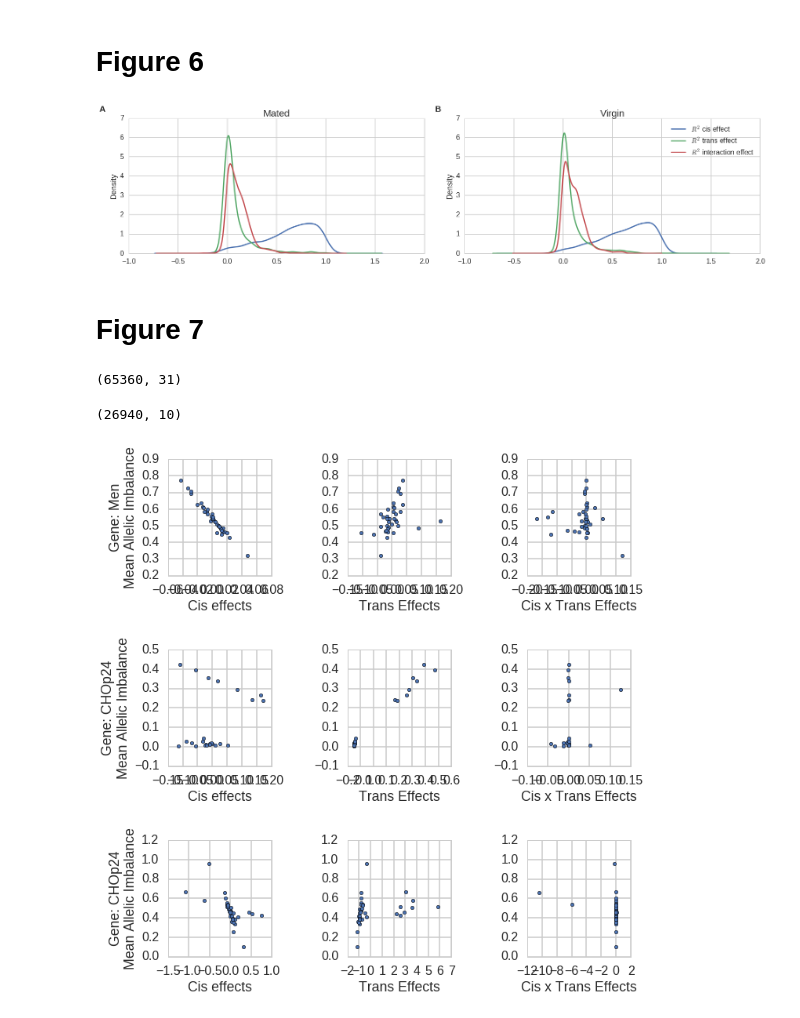
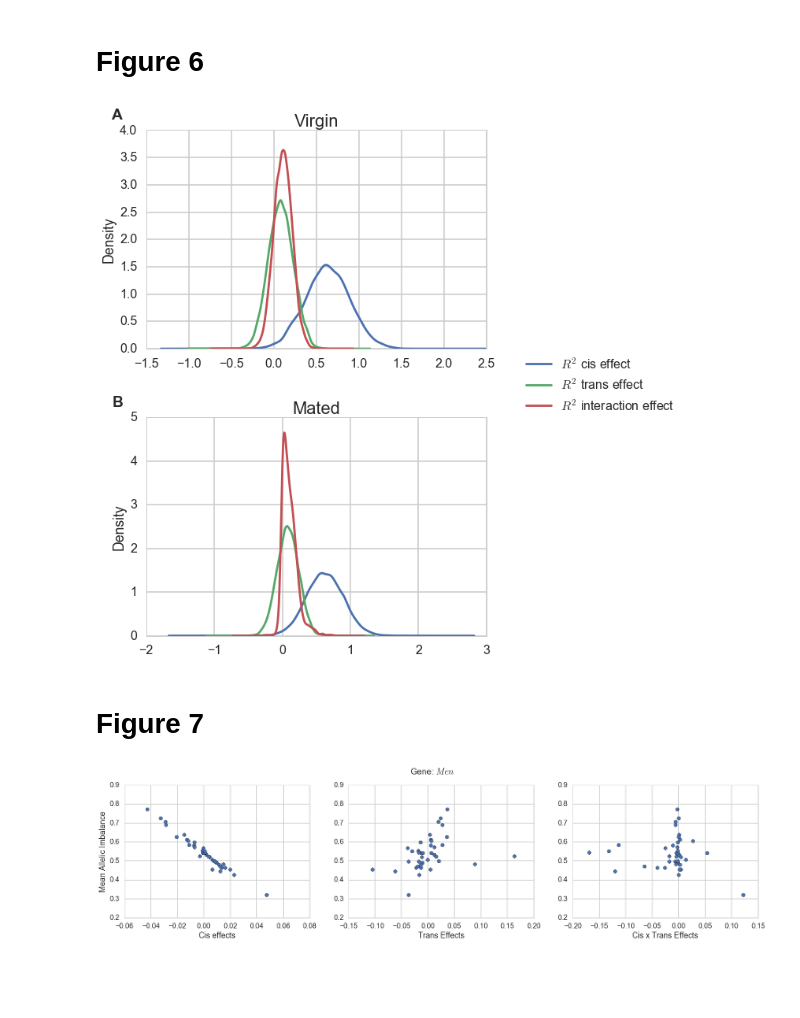
Before and after one commit to jfear/presentation_TAGC_2016, a Jupyter notebook: notebook/develop/2016-06-19_figures_for_tagc_2016.ipynb, the cells around one changed output. Saved outputs shown, nothing was run; the diff lists cells and outputs as text; code cells hidden in the pictures; blank space fills up the shorter version.

```diff
--- a/notebook/develop/2016-06-19_figures_for_tagc_2016.ipynb
+++ b/notebook/develop/2016-06-19_figures_for_tagc_2016.ipynb
@@ -296,36 +299,39 @@ plt.savefig('../../output/His3.3B_estimate_and_variance_distribution.eps')
 # %% [markdown]
 # Figure 6
 # %%
-fig, (ax1, ax2) = plt.subplots(1, 2, figsize=(21.83, 6))
+def normalize(x):
+    return pd.Series(np.random.normal(x.mean(), x.std(), size=10000))
 
-r2_data_sbs.R2_cis_M.plot(kind='kde', label=r'$R^2$ cis effect', ax=ax1)
-r2_data_sbs.R2_diff_trans_M.plot(kind='kde', label=r'$R^2$ trans effect', ax=ax1)
-r2_data_sbs.R2_diff_int_M.plot(kind='kde', label=r'$R^2$ interaction effect', ax=ax1)
-ax1.set_title('Mated')
 
-r2_data_sbs.R2_cis_V.plot(kind='kde', label=r'$R^2$ cis effect', ax=ax2)
-r2_data_sbs.R2_diff_trans_V.plot(kind='kde', label=r'$R^2$ trans effect', ax=ax2)
-r2_data_sbs.R2_diff_int_V.plot(kind='kde', label=r'$R^2$ interaction effect', ax=ax2)
-ax2.set_title('Virgin')
-plt.legend()
+fig, (ax1, ax2) = plt.subplots(2, 1)
+
+cis_V = normalize(r2_data_sbs.R2_cis_V)
+cis_V.plot(kind='kde', label=r'$R^2$ cis effect', ax=ax1)
+trans_V = normalize(r2_data_sbs.R2_diff_trans_V)
+trans_V.plot(kind='kde', label=r'$R^2$ trans effect', ax=ax1)
+int_V = normalize(r2_data_sbs.R2_diff_int_V)
+int_V.plot(kind='kde', label=r'$R^2$ interaction effect', ax=ax1)
+ax1.set_title('Virgin')
+
+cis_M = normalize(r2_data_sbs.R2_cis_M)
+cis_M.plot(kind='kde', label=r'$R^2$ cis effect', ax=ax2)
+trans_M = normalize(r2_data_sbs.R2_diff_trans_M)
+trans_M.plot(kind='kde', label=r'$R^2$ trans effect', ax=ax2)
+int_M = normalize(r2_data_sbs.R2_diff_int_M)
+r2_data_sbs.R2_diff_int_M.plot(kind='kde', label=r'$R^2$ interaction effect', ax=ax2)
+ax2.set_title('Mated')
 
 ax1.text(label_loc[0], label_loc[1], 'A', transform=ax1.transAxes, fontweight='bold')
 ax2.text(label_loc[0], label_loc[1], 'B', transform=ax2.transAxes, fontweight='bold')
 
-plt.tight_layout(pad=2)
+h, l = ax1.get_legend_handles_labels()
+plt.legend(h,l, loc=(1.1,1))
+plt.tight_layout(pad=2, rect=[0, 0, .75, 1])
 plt.savefig('../../output/cis_trans_int_effects_distribution.eps')
 # %% [output]
-[figure, old version]
+[figure, new version]
 # %% [markdown]
 # Figure 7
-# %%
-ai.shape
-# %% [output]
-(65360, 31)
-# %%
-cis_sbs.shape
-# %% [output]
-(26940, 10)
 # %%
 merged = cis_sbs.merge(ai, on=['line', 'fusion_id'], how='inner')
 merged['int_V'] = cis_sbs.c_i_V * cis_sbs.T_i_1a_V
@@ -336,10 +340,10 @@ cg = merged[merged.fusion_id == 'S2713_SI']
 # %%
-fig, ((ax1, ax2, ax3), (ax4, ax5, ax6), (ax7, ax8, ax9)) = plt.subplots(3, 3)
-men.plot('c_i_V', 'q5_mean_theta_V', kind='scatter', ax=ax1)
-men.plot('T_i_1a_V', 'q5_mean_theta_V', kind='scatter', ax=ax2)
-men.plot('int_V', 'q5_mean_theta_V', kind='scatter', ax=ax3)
+fig, (ax1, ax2, ax3) = plt.subplots(1, 3,  figsize=(21.83, 6))
+men.plot('c_i_V', 'q5_mean_theta_V', kind='scatter', ax=ax1, s=60)
+men.plot('T_i_1a_V', 'q5_mean_theta_V', kind='scatter', ax=ax2, s=60)
+men.plot('int_V', 'q5_mean_theta_V', kind='scatter', ax=ax3, s=60)
 
-ax1.set_ylabel('Gene: Men\nMean Allelic Imbalance')
+ax1.set_ylabel('Mean Allelic Imbalance')
 ax2.set_ylabel('')
 ax3.set_ylabel('')
 
@@ -347,32 +351,9 @@ ax1.set_xlabel('Cis effects')
 ax2.set_xlabel('Trans Effects')
 ax3.set_xlabel('Cis x Trans Effects')
 
-cho.plot('c_i_V', 'q5_mean_theta_V', kind='scatter', ax=ax4)
-cho.plot('T_i_1a_V', 'q5_mean_theta_V', kind='scatter', ax=ax5)
-cho.plot('int_V', 'q5_mean_theta_V', kind='scatter', ax=ax6)
-
-ax4.set_ylabel('Gene: CHOp24\nMean Allelic Imbalance')
-ax5.set_ylabel('')
-ax6.set_ylabel('')
-
-ax4.set_xlabel('Cis effects')
-ax5.set_xlabel('Trans Effects')
-ax6.set_xlabel('Cis x Trans Effects')
-
-cg.plot('c_i_V', 'q5_mean_theta_V', kind='scatter', ax=ax7)
-cg.plot('T_i_1a_V', 'q5_mean_theta_V', kind='scatter', ax=ax8)
-cg.plot('int_V', 'q5_mean_theta_V', kind='scatter', ax=ax9)
-
-ax7.set_ylabel('Gene: CHOp24\nMean Allelic Imbalance')
-ax8.set_ylabel('')
-ax9.set_ylabel('')
-
-ax7.set_xlabel('Cis effects')
-ax8.set_xlabel('Trans Effects')
-ax9.set_xlabel('Cis x Trans Effects')
-
+fig.suptitle(r'Gene: $\mathit{Men}$')
 
 plt.tight_layout(pad=2)
 plt.savefig('../../output/cis_trans_int_effects_examples.eps')
 # %% [output]
-[figure, old version]
+[figure, new version]
```
Also changed, not shown: parts of 9 cells of this notebook, 1 other file.
